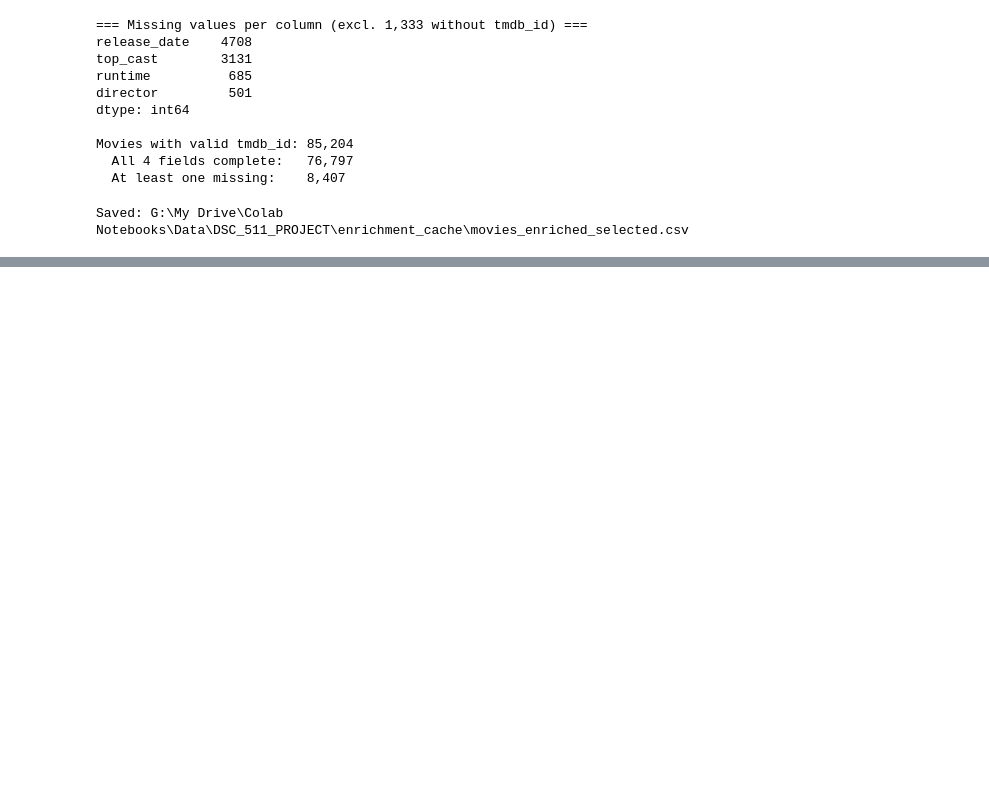
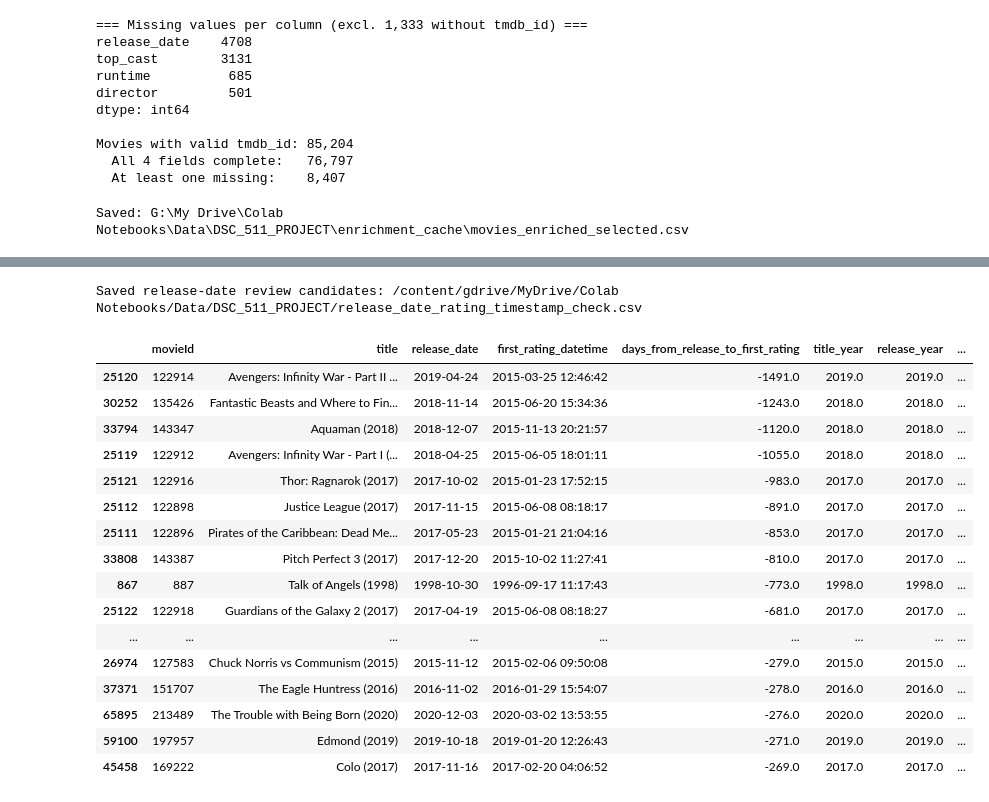
Before and after one commit to alexpanayi474/DSC511-MovieLens-Project, a Jupyter notebook: TMDB_Enrichment_for_MovieLens2.ipynb, the cells around one changed output, grey strips where cells are left out. Saved outputs shown, nothing was run; the diff lists cells and outputs as text; code cells hidden in the pictures; blank space fills up the shorter version.

```diff
--- a/TMDB_Enrichment_for_MovieLens2.ipynb
+++ b/TMDB_Enrichment_for_MovieLens2.ipynb
@@ -786,0 +885,27 @@ Saved: G:\My Drive\Colab Notebooks\Data\DSC_511_PROJECT\enrichment_cache\movies_
+# %%
+# Save the review table next to the enriched CSV for manual inspection.
+review_output_path = enriched_path.parent / "release_date_rating_timestamp_check.csv"
+release_date_review_df.to_csv(review_output_path, index=False)
+print("Saved release-date review candidates:", review_output_path)
+
+# Show the strongest timestamp-based red flags first.
+release_date_review_df[release_date_review_df["rating_before_release"]].head(50)
+# %% [output]
+Saved release-date review candidates: /content/gdrive/MyDrive/Colab Notebooks/Data/DSC_511_PROJECT/release_date_rating_timestamp_check.csv
+|  | movieId | title | release_date | first_rating_datetime | days_from_release_to_first_rating | title_year | release_year | ... |
+| 25120 | 122914 | Avengers: Infinity War - Part II ... | 2019-04-24 | 2015-03-25 12:46:42 | -1491.0 | 2019.0 | 2019.0 | ... |
+| 30252 | 135426 | Fantastic Beasts and Where to Fin... | 2018-11-14 | 2015-06-20 15:34:36 | -1243.0 | 2018.0 | 2018.0 | ... |
+| 33794 | 143347 | Aquaman (2018) | 2018-12-07 | 2015-11-13 20:21:57 | -1120.0 | 2018.0 | 2018.0 | ... |
+| 25119 | 122912 | Avengers: Infinity War - Part I (... | 2018-04-25 | 2015-06-05 18:01:11 | -1055.0 | 2018.0 | 2018.0 | ... |
+| 25121 | 122916 | Thor: Ragnarok (2017) | 2017-10-02 | 2015-01-23 17:52:15 | -983.0 | 2017.0 | 2017.0 | ... |
+| 25112 | 122898 | Justice League (2017) | 2017-11-15 | 2015-06-08 08:18:17 | -891.0 | 2017.0 | 2017.0 | ... |
+| 25111 | 122896 | Pirates of the Caribbean: Dead Me... | 2017-05-23 | 2015-01-21 21:04:16 | -853.0 | 2017.0 | 2017.0 | ... |
+| 33808 | 143387 | Pitch Perfect 3 (2017) | 2017-12-20 | 2015-10-02 11:27:41 | -810.0 | 2017.0 | 2017.0 | ... |
+| 867 | 887 | Talk of Angels (1998) | 1998-10-30 | 1996-09-17 11:17:43 | -773.0 | 1998.0 | 1998.0 | ... |
+| 25122 | 122918 | Guardians of the Galaxy 2 (2017) | 2017-04-19 | 2015-06-08 08:18:27 | -681.0 | 2017.0 | 2017.0 | ... |
+| ... | ... | ... | ... | ... | ... | ... | ... | ... |
+| 26974 | 127583 | Chuck Norris vs Communism (2015) | 2015-11-12 | 2015-02-06 09:50:08 | -279.0 | 2015.0 | 2015.0 | ... |
+| 37371 | 151707 | The Eagle Huntress (2016) | 2016-11-02 | 2016-01-29 15:54:07 | -278.0 | 2016.0 | 2016.0 | ... |
+| 65895 | 213489 | The Trouble with Being Born (2020) | 2020-12-03 | 2020-03-02 13:53:55 | -276.0 | 2020.0 | 2020.0 | ... |
+| 59100 | 197957 | Edmond (2019) | 2019-10-18 | 2019-01-20 12:26:43 | -271.0 | 2019.0 | 2019.0 | ... |
+| 45458 | 169222 | Colo (2017) | 2017-11-16 | 2017-02-20 04:06:52 | -269.0 | 2017.0 | 2017.0 | ... |
```
Also changed, not shown: parts of 4 cells of this notebook.
